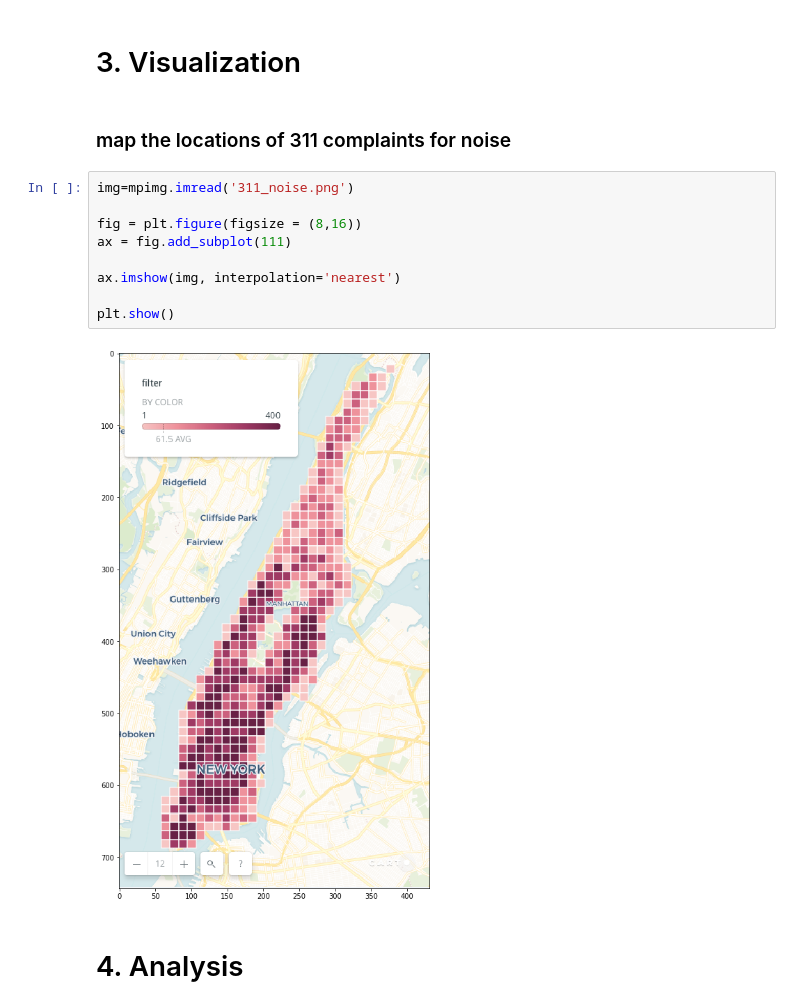
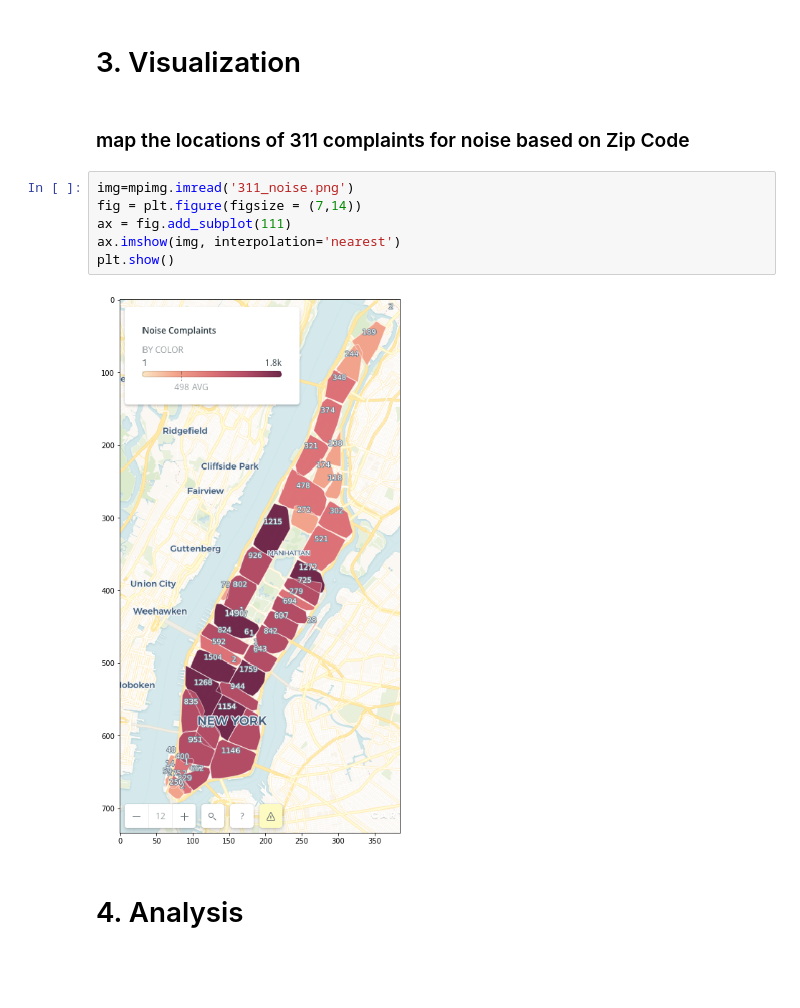
Before and after one commit to YukunVVan/CivicAnalysis, a Jupyter notebook: Civic_Problem_Set_1_yw3447.ipynb, the cells around one changed output. Saved outputs shown, nothing was run; the diff lists cells and outputs as text; blank space fills up the shorter version.

```diff
--- a/Civic_Problem_Set_1_yw3447.ipynb
+++ b/Civic_Problem_Set_1_yw3447.ipynb
@@ -221,18 +221,15 @@ sample.plot(kind='scatter',x='RestaurantNumber',y='IncidentNumber')
 # %% [markdown]
 # 3. Visualization
 # %% [markdown]
-### map the locations of 311 complaints for noise
+### map the locations of 311 complaints for noise based on Zip Code
 # %%
 img=mpimg.imread('311_noise.png')
-
-fig = plt.figure(figsize = (8,16))
+fig = plt.figure(figsize = (7,14))
 ax = fig.add_subplot(111)
-
 ax.imshow(img, interpolation='nearest')
-
 plt.show()
 # %% [output]
-[figure, old version]
+[figure, new version]
 # %% [markdown]
 # 4. Analysis
 # %% [markdown]
```
